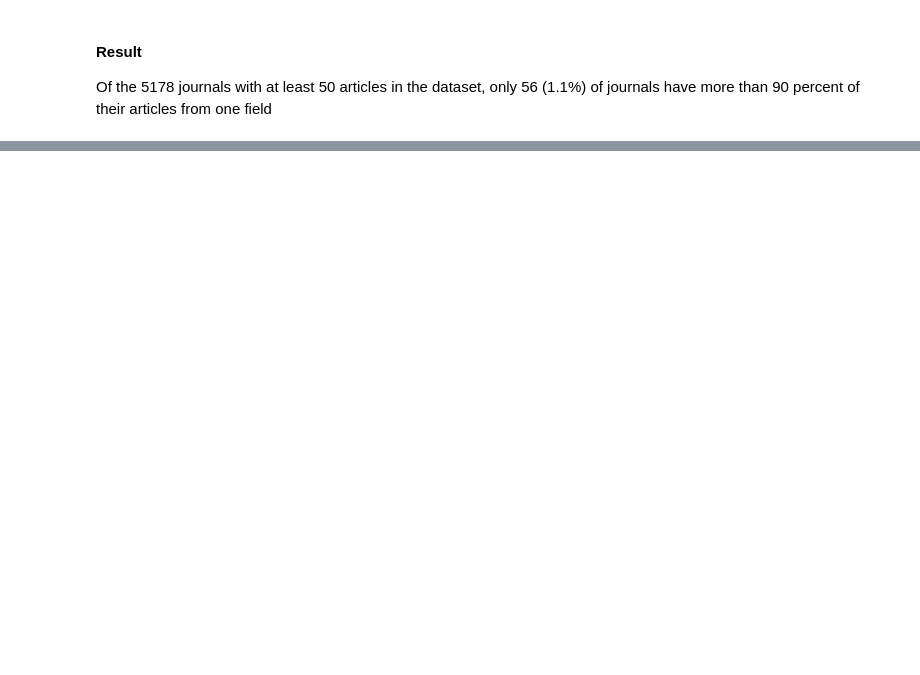
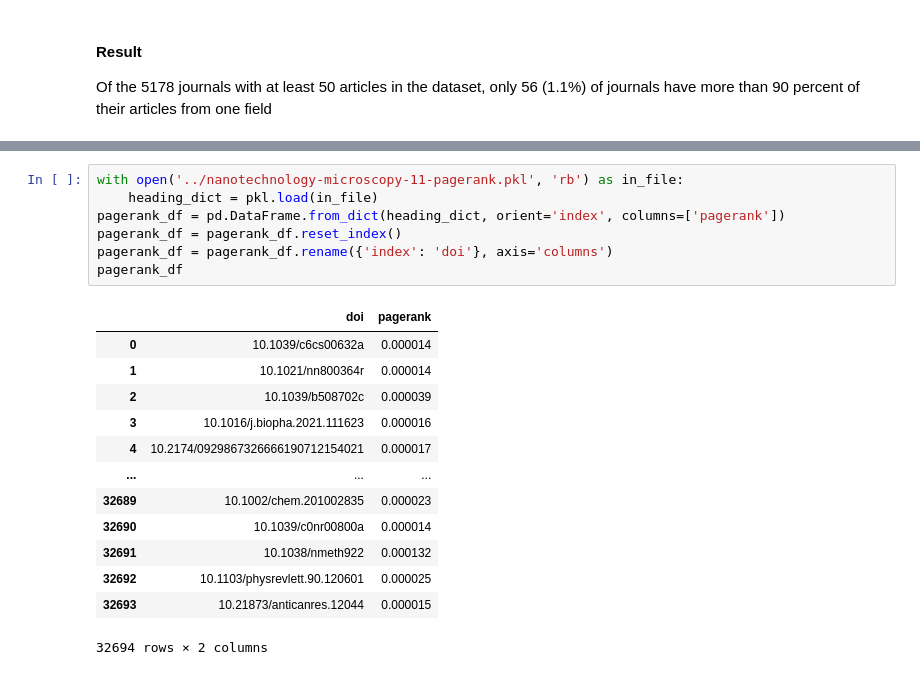
Before and after one commit to ben-heil/indices, a Jupyter notebook: notebooks/figures.ipynb, the cells around one changed output, grey strips where cells are left out. Cells and saved outputs as stored; diff of their text form; blank space fills up the shorter version.

```diff
--- a/notebooks/figures.ipynb
+++ b/notebooks/figures.ipynb
@@ -450,0 +853,21 @@ print(plot)
+# %%
+with open('../nanotechnology-microscopy-11-pagerank.pkl', 'rb') as in_file:
+    heading_dict = pkl.load(in_file)
+pagerank_df = pd.DataFrame.from_dict(heading_dict, orient='index', columns=['pagerank'])
+pagerank_df = pagerank_df.reset_index()
+pagerank_df = pagerank_df.rename({'index': 'doi'}, axis='columns')
+pagerank_df
+# %% [output]
+|  | doi | pagerank |
+| 0 | 10.1039/c6cs00632a | 0.000014 |
+| 1 | 10.1021/nn800364r | 0.000014 |
+| 2 | 10.1039/b508702c | 0.000039 |
+| 3 | 10.1016/j.biopha.2021.111623 | 0.000016 |
+| 4 | 10.2174/0929867326666190712154021 | 0.000017 |
+| ... | ... | ... |
+| 32689 | 10.1002/chem.201002835 | 0.000023 |
+| 32690 | 10.1039/c0nr00800a | 0.000014 |
+| 32691 | 10.1038/nmeth922 | 0.000132 |
+| 32692 | 10.1103/physrevlett.90.120601 | 0.000025 |
+| 32693 | 10.21873/anticanres.12044 | 0.000015 |
+32694 rows × 2 columns
```
Also changed, not shown: parts of 44 cells of this notebook.
